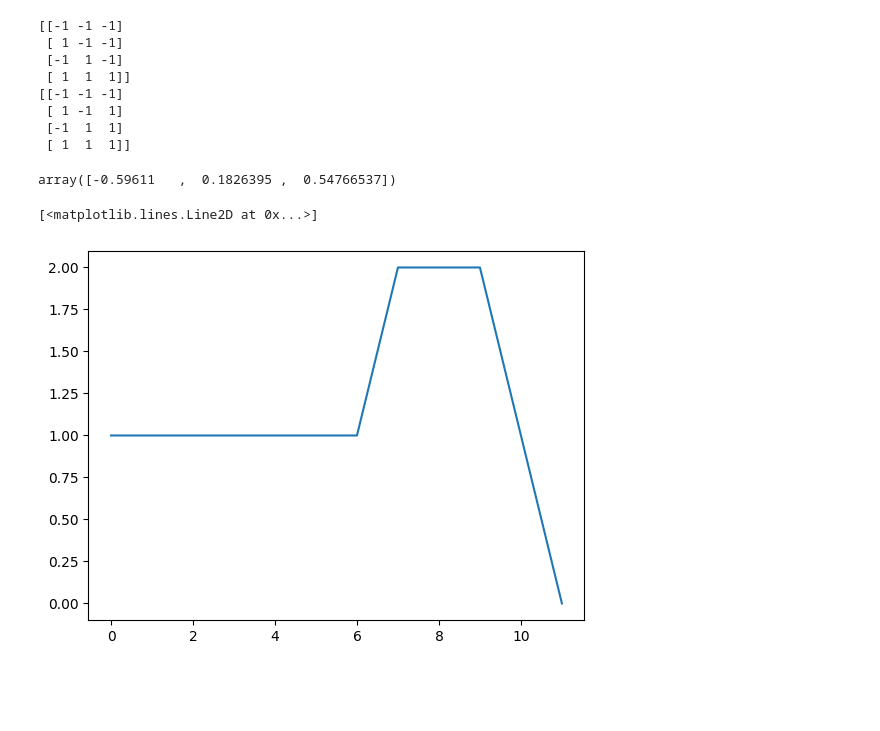
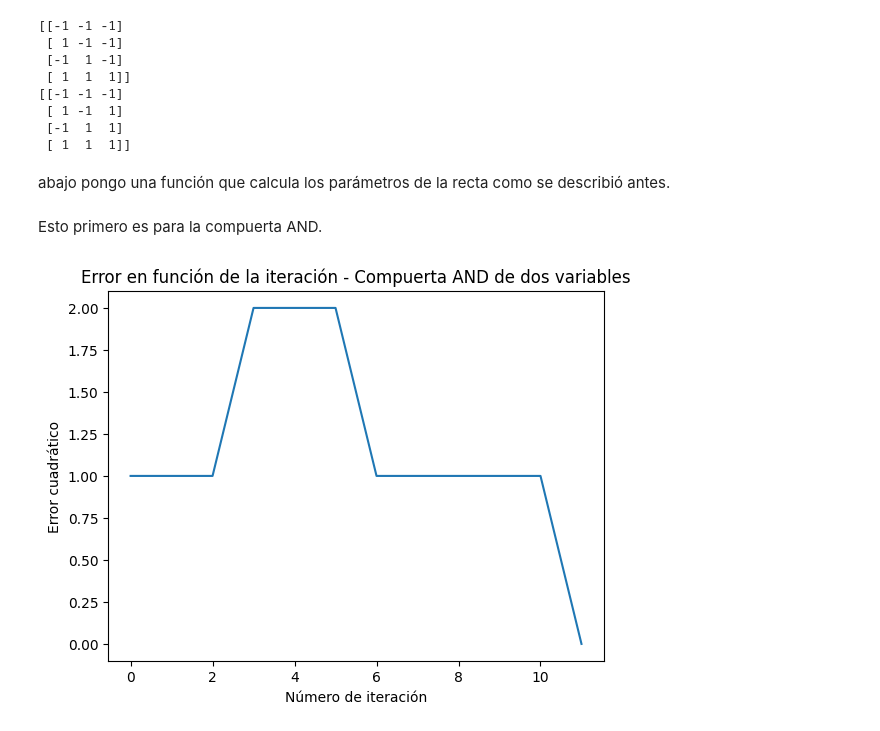
Before and after one commit to Icavicchioli/Redes-neuronales, a Jupyter notebook: tp2/TP2.ipynb, the cells around one changed output. Cells and saved outputs as stored; diff of their text form; code cells hidden in the pictures; blank space fills up the shorter version.

```diff
--- a/tp2/TP2.ipynb
+++ b/tp2/TP2.ipynb
@@ -112,6 +112,8 @@ class perceptron_simple:
             if error_luego_de_cambio < 0.01: # condición de corte: si no hay error, convergió
                 break
         return error_por_cambio
+# %% [markdown]
+abajo pongo una función que calcula los parámetros de la recta como se describió antes.
 # %%
 def calcular_recta_con_pesos(pesos):
     m = -pesos[1]/pesos[2]
@@ -119,4 +121,6 @@ def calcular_recta_con_pesos(pesos):
     ejeX = np.array([-2, 2])
     ejeY = m * ejeX + b
     return m, b, ejeX, ejeY
+# %% [markdown]
+Esto primero es para la compuerta AND.
 # %%
@@ -124,14 +128,15 @@ perceptron_simple = perceptron_simple()
 # %%
 X = datos_AND[:, :2]  # Entradas (A, B)
 Y = datos_AND[:, 2]  # Salidas (Y1)
+es 1.
+error_por_cambio = perceptron_simple.train(X, Y, epochs=10, lr=0.1) # esto devuelve la lista de pesos calculados cada vez que hace un cambio.
+#
 
-error_por_cambio = perceptron_simple.train(X, Y, epochs=10, lr=0.1)
+plt.figure()
+plt.plot(error_por_cambio)
+plt.title("Error en función de la iteración - Compuerta AND de dos variables")
+plt.xlabel('Número de iteración')
+plt.ylabel('Error cuadrático')
+plt.show()
+# %% [output]
+[figure, added]
-# %%
-perceptron_simple.pesos
-# %% [output]
-array([-0.59611   ,  0.1826395 ,  0.54766537])
-# %%
-plt.plot(error_por_cambio)
-# %% [output]
-[<matplotlib.lines.Line2D at 0x...>]
-[figure, removed]
```
Also changed, not shown: parts of 12 cells of this notebook.
